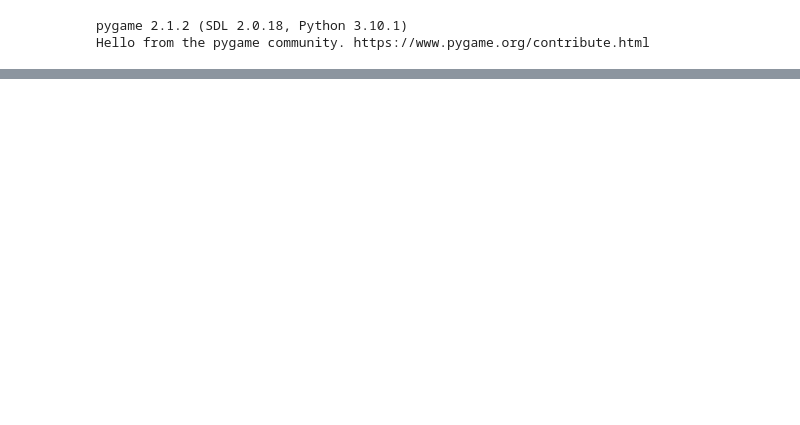
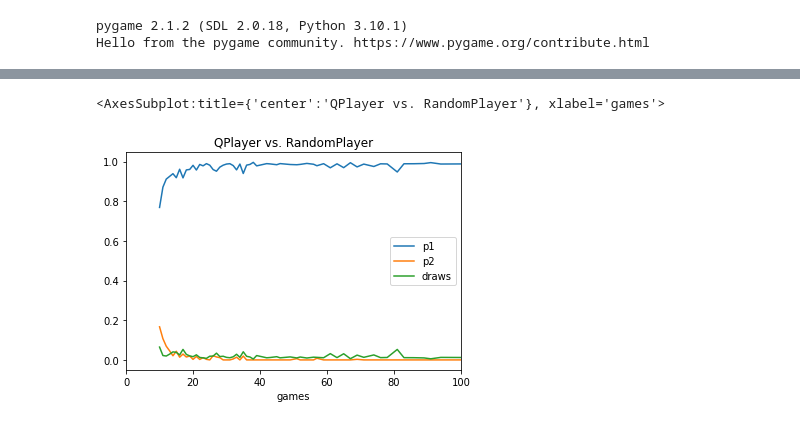
Before and after one commit to hoverslam/tic-tac-toe, a Jupyter notebook: experiments/experiments.ipynb, the cells around one changed output, grey strips where cells are left out. Cells and saved outputs as stored; diff of their text form; code cells hidden in the pictures; blank space fills up the shorter version.

```diff
--- a/experiments/experiments.ipynb
+++ b/experiments/experiments.ipynb
@@ -56,3 +91,8 @@ qr[["p1", "p2", "draws"]].plot(title="QPlayer vs. RandomPlayer")
+# %%
+qr[["p1", "p2", "draws"]].plot(title="QPlayer vs. RandomPlayer", xlim=(0, 100))
+# %% [output]
+<AxesSubplot:title={'center':'QPlayer vs. RandomPlayer'}, xlabel='games'>
+[figure, added]
 # %%
 # Plots for RandomPlayer vs. QPlayer
 rq = pd.DataFrame(np.concatenate(results[2]), columns=["games", "p1", "p2", "draws"])
```
Also changed, not shown: parts of 10 cells of this notebook, 2 other files.
